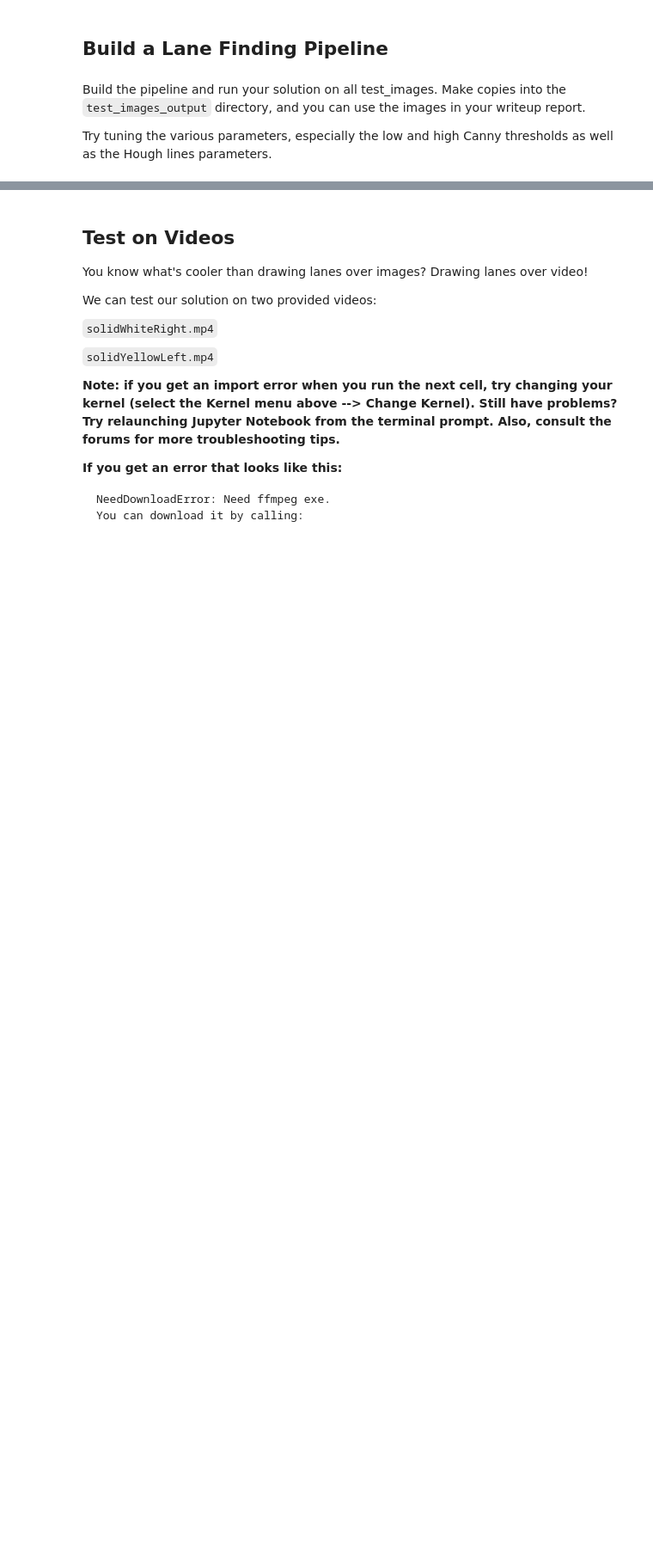
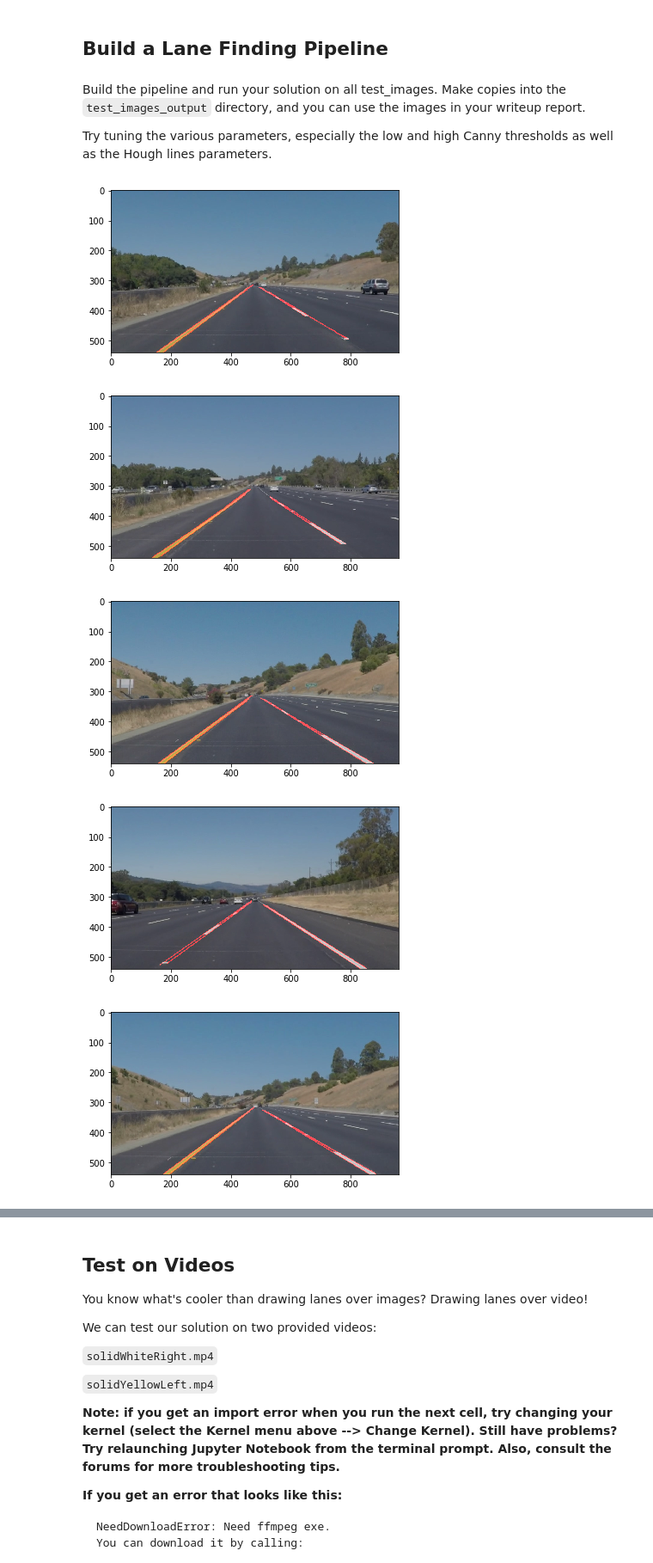
Before and after one commit to lcopo/Self-Driving-Car-Engineer-Nanodegree, a Jupyter notebook: CarND-LaneLines-P1-master/P1.ipynb, the cells around one changed output, grey strips where cells are left out. Shown: that part at 86% size. Saved outputs shown, nothing was run; the diff lists cells and outputs as text; code cells hidden in the pictures; blank space fills up the shorter version.

```diff
--- a/CarND-LaneLines-P1-master/P1.ipynb
+++ b/CarND-LaneLines-P1-master/P1.ipynb
@@ -101,6 +106,7 @@ def region_of_interest(img, vertices):
 
     Only keeps the region of the image defined by the polygon
     formed from `vertices`. The rest of the image is set to black.
+    `vertices` should be a numpy array of integer points.
     """
     #defining a blank mask to start with
     mask = np.zeros_like(img)
@@ -154,7 +160,7 @@ def hough_lines(img, rho, theta, threshold, min_line_len, max_line_gap):
 
 # Python 3 has support for cool math symbols.
 
-def weighted_img(img, initial_img, α=0.8, β=1., λ=0.):
+def weighted_img(img, initial_img, α=0.8, β=1., γ=0.):
     """
     `img` is the output of the hough_lines(), An image with lines drawn on it.
     Should be a blank image (all black) with lines drawn on it.
@@ -163,10 +169,10 @@ def weighted_img(img, initial_img, α=0.8, β=1., λ=0.):
 
     The result image is computed as follows:
 
-    initial_img * α + img * β + λ
+    initial_img * α + img * β + γ
     NOTE: initial_img and img must be the same shape!
     """
-    return cv2.addWeighted(initial_img, α, img, β, λ)
+    return cv2.addWeighted(initial_img, α, img, β, γ)
 # %% [markdown]
 ## Test Images
 
@@ -186,0 +197,63 @@ Try tuning the various parameters, especially the low and high Canny thresholds
+# %%
+# TODO: Build your pipeline that will draw lane lines on the test_images
+# then save them to the test_images_output directory.
+
+# Parameters for already created functions
+# Gaussian Kernel Size
+ksize = 5
+
+# Threshold for Canny Edge Detection
+lThreshold = 50
+hThreshold = 150
+
+# Parameters for Hough Transform: rho, theta, threshold, min_line_len, max_line_gap
+rho = 1
+theta = np.pi/180
+threshold = 50
+min_line_len = 100
+max_line_gap = 160
+
+
+# Mask for Region of Interest
+mask = np.array([[(100,560), (460,310), (520,330), (950,560)]])
+
+#reading in an image
+image = mpimg.imread('test_images/solidWhiteRight.jpg')
+
+
+# Lane Finding Pipeline
+def find_lane_lines(img):
+
+    # Convert image to grayscale by means of grayscale function:
+    grayImage = grayscale(img)
+
+    # Gaussian Blur
+    grayImage_GaussianBlur = gaussian_blur(grayImage, ksize)
+
+    # Canny Edge Detection
+    edgedImage = canny(grayImage_GaussianBlur, lThreshold, hThreshold)
+
+    # Find Region of Interest
+    maskedImage = region_of_interest(edgedImage, mask)
+
+    # Apply Hough Transform
+    linesImage = hough_lines(maskedImage, rho, theta, threshold, min_line_len, max_line_gap)
+
+    # Draw the lines on the image
+    image = weighted_img(linesImage, img)
+    return image
+
+# Processing test images
+images = os.listdir("test_images/")
+for image in images:
+    filename = os.path.join("test_images/", image)
+    img = mpimg.imread(filename)
+    result = find_lane_lines(img)
+    plt.imshow(result)
+    plt.show()
+# %% [output]
+[figure, added]
+[figure, added]
+[figure, added]
+[figure, added]
+[figure, added]
```
Also changed, not shown: parts of 6 cells of this notebook, 1 other file.
